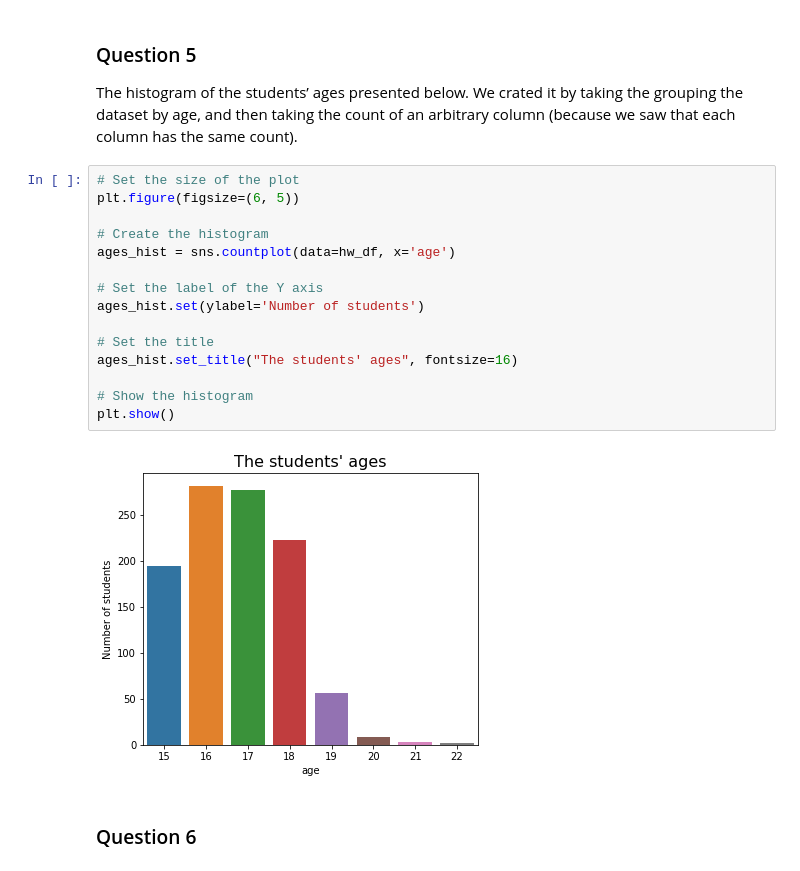
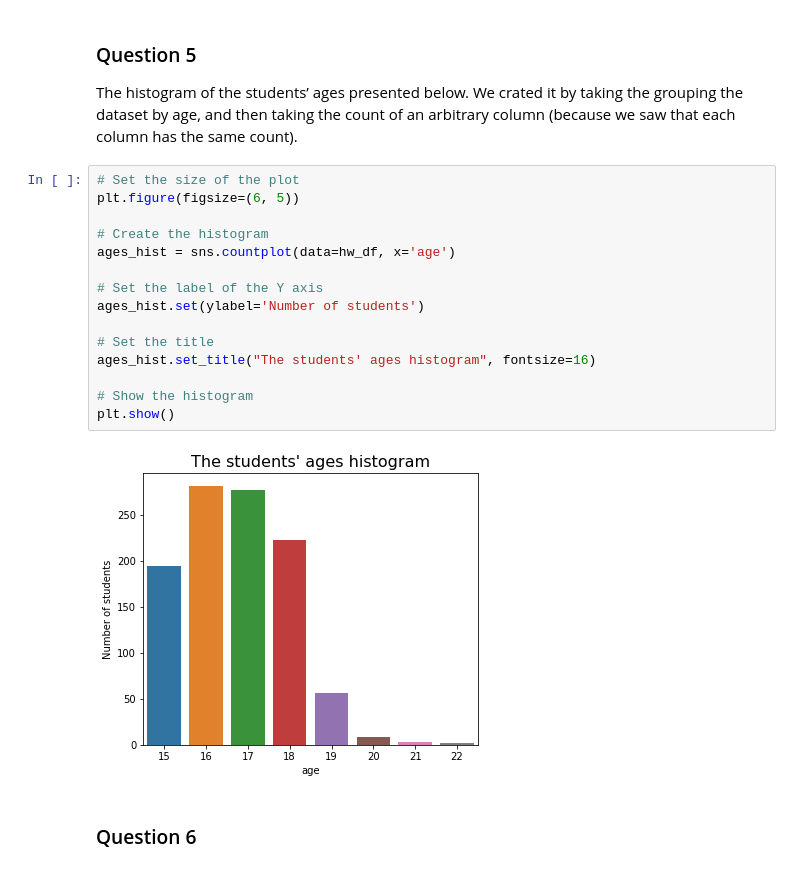
Before and after one commit to dvir019/Introduction_to_Data_Analysis-HW2, a Jupyter notebook: HW2_212234637_324270883.ipynb, the cells around one changed output. Cells and saved outputs as stored; diff of their text form.

```diff
--- a/HW2_212234637_324270883.ipynb
+++ b/HW2_212234637_324270883.ipynb
@@ -44,20 +43,20 @@ We crated it by taking the grouping the dataset by age, and then taking the coun
 # %%
 # Set the size of the plot
 plt.figure(figsize=(6, 5))
 
 # Create the histogram
 ages_hist = sns.countplot(data=hw_df, x='age')
 
 # Set the label of the Y axis
 ages_hist.set(ylabel='Number of students')
 
 # Set the title
-ages_hist.set_title("The students' ages", fontsize=16)
+ages_hist.set_title("The students' ages histogram", fontsize=16)
 
 # Show the histogram
 plt.show()
 # %% [output]
-[figure, old version]
+[figure, new version]
 # %% [markdown]
 ### Question 6
 # %% [markdown]
```
Also changed, not shown: parts of 2 cells of this notebook.
